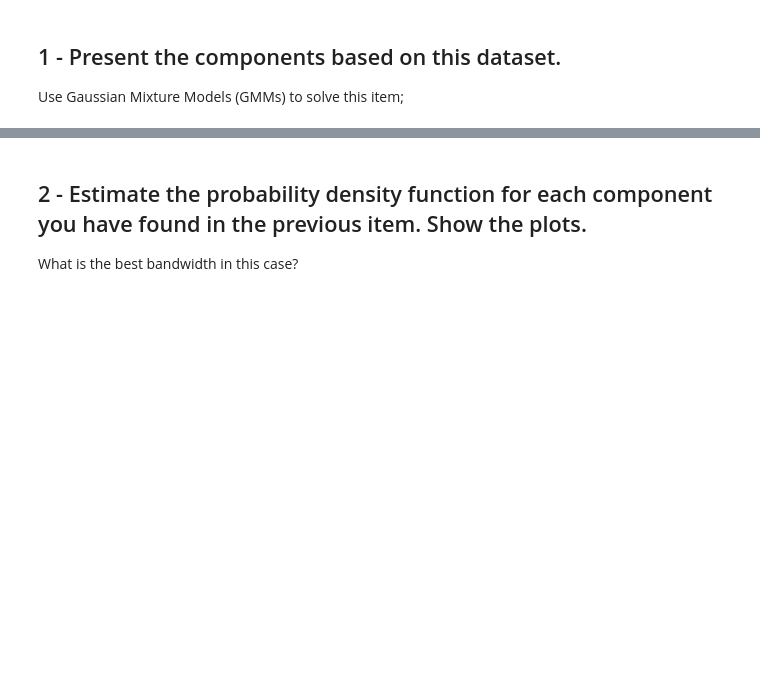
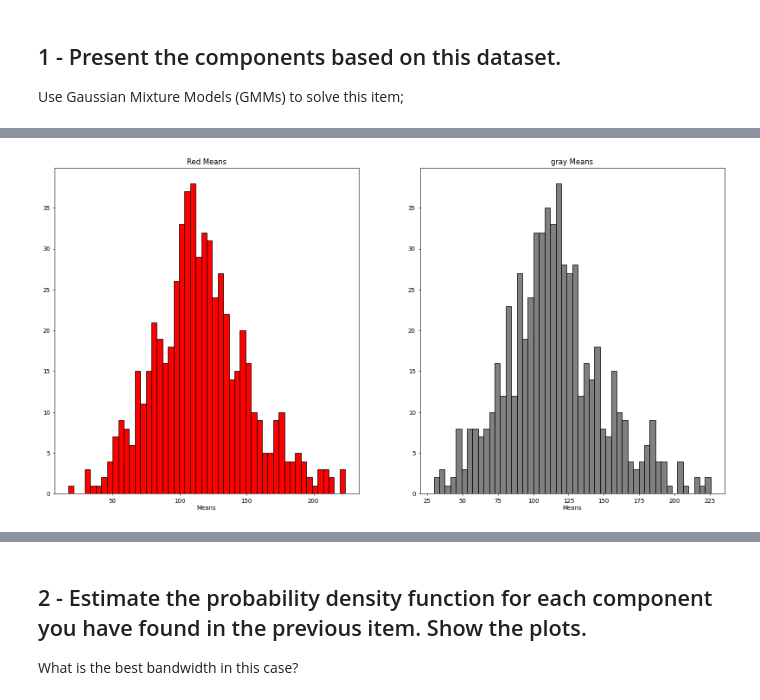
Before and after one commit to barauna-lo/Artificial_Inteligence, a Jupyter notebook: CAP417_Exercise_4.ipynb, the cells around one changed output, grey strips where cells are left out. Cells and saved outputs as stored; diff of their text form; code cells hidden in the pictures; blank space fills up the shorter version.

```diff
--- a/CAP417_Exercise_4.ipynb
+++ b/CAP417_Exercise_4.ipynb
@@ -138,0 +193,21 @@ Use Gaussian Mixture Models (GMMs) to solve this item;
+# %%
+mean_red  = []
+mean_gray = []
+for i in range(len(img_red)):
+  mean_red.append(np.mean(img_red[i]))
+  mean_gray.append(np.mean(img_gray[i]))
+# %%
+plt.figure(figsize=(20,10),dpi=50)
+
+plt.subplot(1,2,1)
+plt.hist(mean_red,bins=50,color='red', edgecolor="k")
+plt.title('Red Means')
+plt.xlabel('Means')
+
+plt.subplot(1,2,2)
+plt.hist(mean_gray,bins=50,color='gray', edgecolor="k")
+plt.title('gray Means')
+plt.xlabel('Means')
+plt.show()
+# %% [output]
+[figure, added]
```
Also changed, not shown: parts of 26 cells of this notebook.
